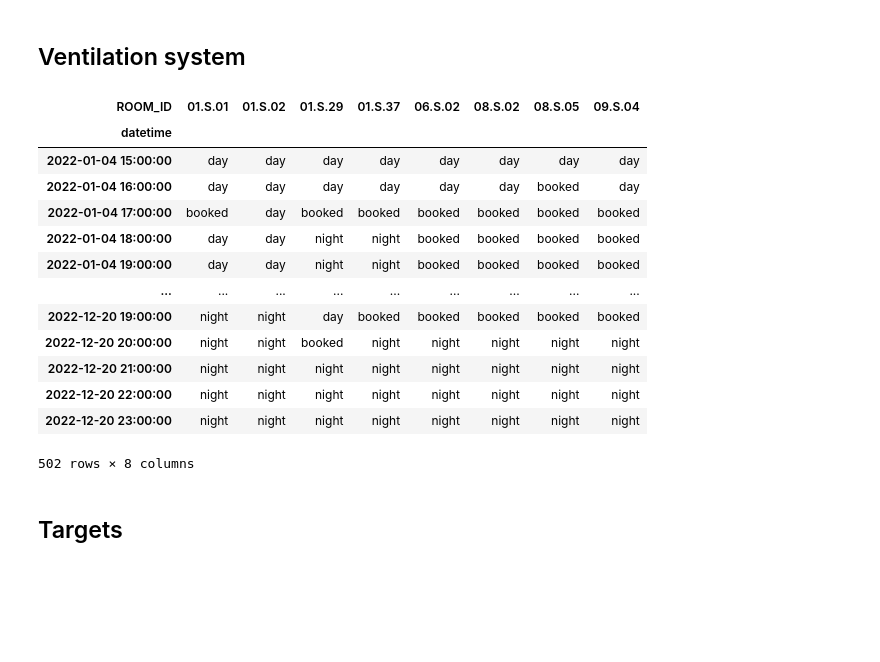
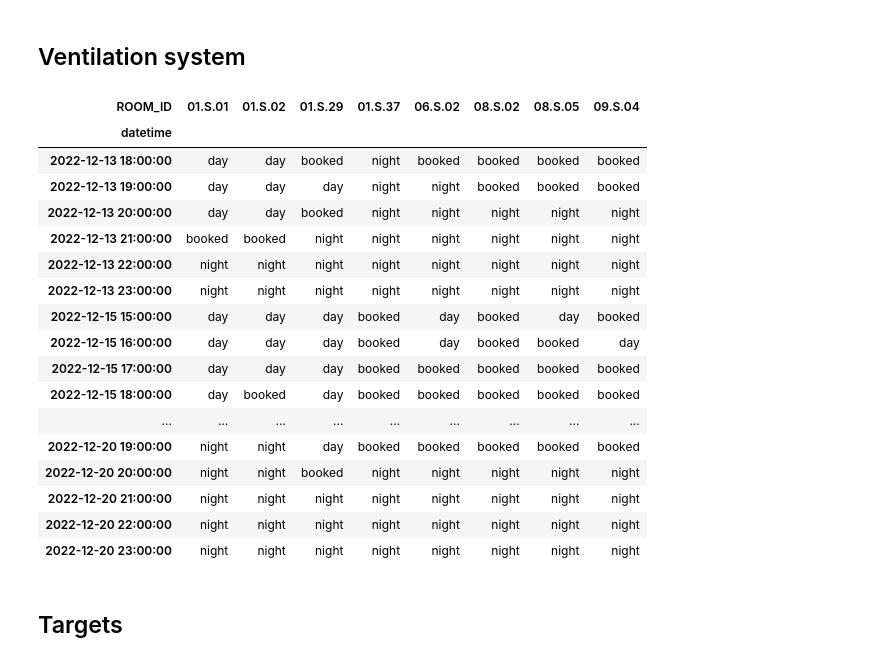
Before and after one commit to Enformanten/ai-booking-system, a Jupyter notebook: notebooks/prototype_electricity_Aarhus.ipynb, the cells around one changed output. Drawn from its saved outputs; the diff is of its cells as text; code cells hidden in the pictures; blank space fills up the shorter version.

```diff
--- a/notebooks/prototype_electricity_Aarhus.ipynb
+++ b/notebooks/prototype_electricity_Aarhus.ipynb
@@ -100,22 +100,26 @@ day_night = dataf.assign(date=lambda d: d.index.date).groupby("date").apply(lamb
 # %%
 X = day_night.add(dataf).applymap(lambda x: {0:"night", 1: "day", 2: "booked"}[x])
 # %%
-X
+X.tail(24)
 # %% [output]
 | ROOM_ID | 01.S.01 | 01.S.02 | 01.S.29 | 01.S.37 | 06.S.02 | 08.S.02 | 08.S.05 | 09.S.04 |
 | datetime |  |  |  |  |  |  |  |  |
-| 2022-01-04 15:00:00 | day | day | day | day | day | day | day | day |
-| 2022-01-04 16:00:00 | day | day | day | day | day | day | booked | day |
-| 2022-01-04 17:00:00 | booked | day | booked | booked | booked | booked | booked | booked |
-| 2022-01-04 18:00:00 | day | day | night | night | booked | booked | booked | booked |
-| 2022-01-04 19:00:00 | day | day | night | night | booked | booked | booked | booked |
+| 2022-12-13 18:00:00 | day | day | booked | night | booked | booked | booked | booked |
+| 2022-12-13 19:00:00 | day | day | day | night | night | booked | booked | booked |
+| 2022-12-13 20:00:00 | day | day | booked | night | night | night | night | night |
+| 2022-12-13 21:00:00 | booked | booked | night | night | night | night | night | night |
+| 2022-12-13 22:00:00 | night | night | night | night | night | night | night | night |
+| 2022-12-13 23:00:00 | night | night | night | night | night | night | night | night |
+| 2022-12-15 15:00:00 | day | day | day | booked | day | booked | day | booked |
+| 2022-12-15 16:00:00 | day | day | day | booked | day | booked | booked | day |
+| 2022-12-15 17:00:00 | day | day | day | booked | booked | booked | booked | booked |
+| 2022-12-15 18:00:00 | day | booked | day | booked | booked | booked | booked | booked |
 | ... | ... | ... | ... | ... | ... | ... | ... | ... |
 | 2022-12-20 19:00:00 | night | night | day | booked | booked | booked | booked | booked |
 | 2022-12-20 20:00:00 | night | night | booked | night | night | night | night | night |
 | 2022-12-20 21:00:00 | night | night | night | night | night | night | night | night |
 | 2022-12-20 22:00:00 | night | night | night | night | night | night | night | night |
 | 2022-12-20 23:00:00 | night | night | night | night | night | night | night | night |
-502 rows × 8 columns
 # %% [markdown]
 ## Targets
 # %%
```
Also changed, not shown: parts of 6 cells of this notebook, 1 other file.
